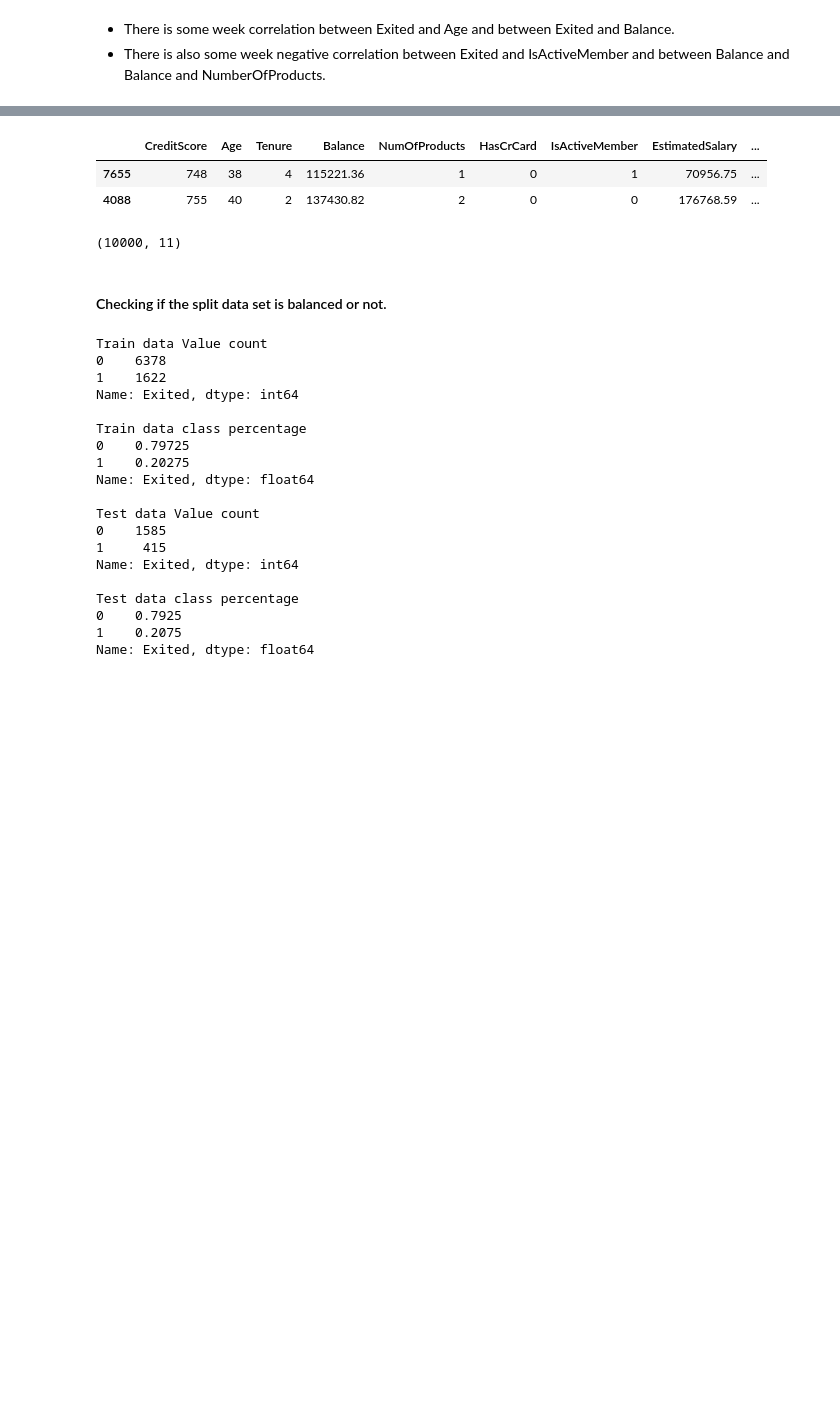
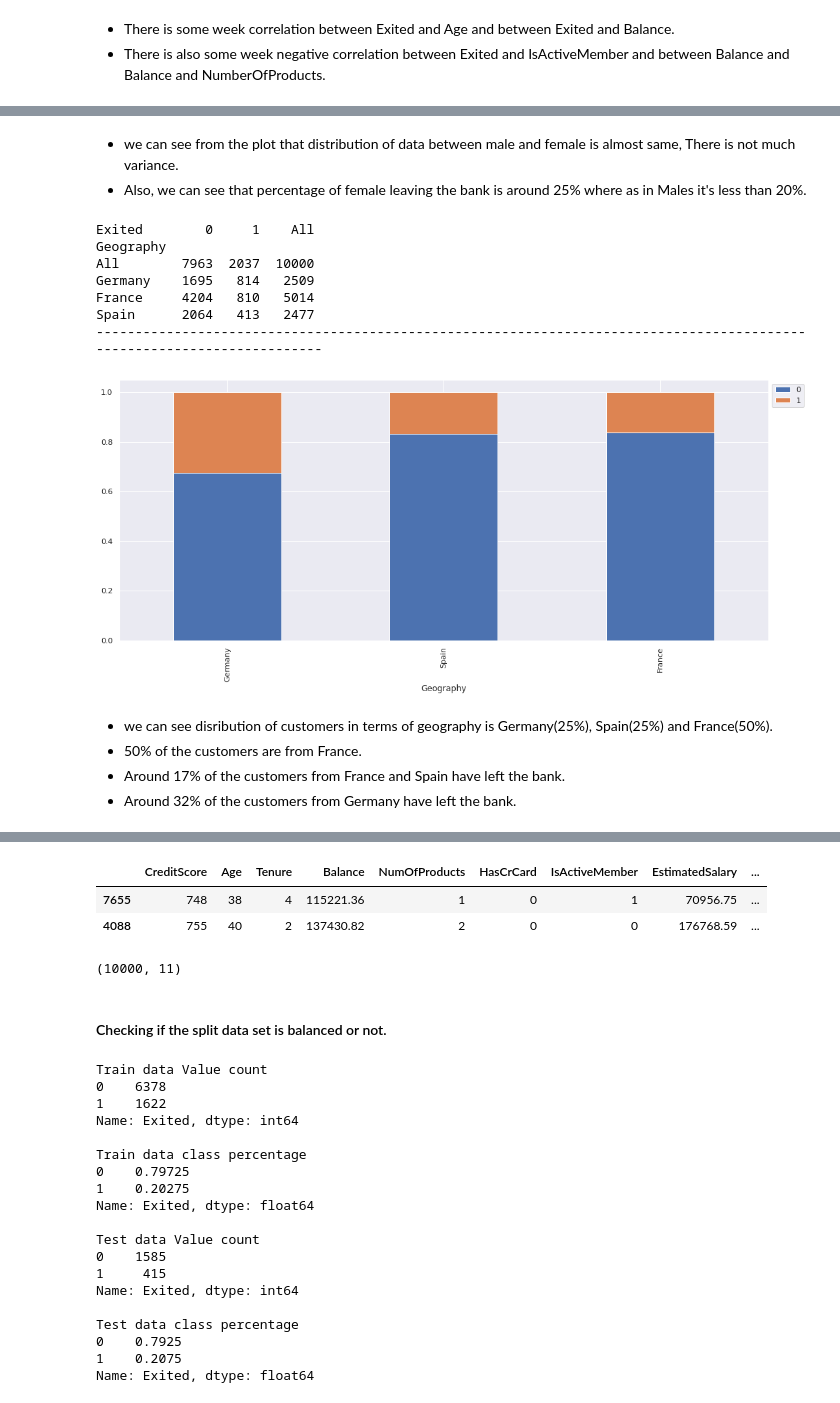
Before and after one commit to snegi5/hello-github, a Jupyter notebook: Module_7.ipynb, the cells around one changed output, grey strips where cells are left out. Drawn from its saved outputs; the diff is of its cells as text; code cells hidden in the pictures; blank space fills up the shorter version.

```diff
--- a/Module_7.ipynb
+++ b/Module_7.ipynb
@@ -177,3 +206,23 @@ def plot(x,target='Exited'):
+# %% [markdown]
+* we can see from the plot that distribution of data between male and female is almost same, There is not much variance.
+* Also, we can see that percentage of female leaving the bank is around 25% where as in Males it's less than 20%.
+# %%
+stacked_plot(data["Geography"])
+# %% [output]
+Exited        0     1    All
+Geography
+All        7963  2037  10000
+Germany    1695   814   2509
+France     4204   810   5014
+Spain      2064   413   2477
+------------------------------------------------------------------------------------------------------------------------
+[figure, added]
+# %% [markdown]
+* we can see disribution of customers in terms of geography is
+Germany(25%), Spain(25%) and France(50%).
+* 50% of the customers are from France.
+* Around 17% of the customers from France and Spain have left the bank.
+* Around 32% of the customers from Germany have left the bank.
 # %%
 plot('CreditScore')
 # %% [output]
```
Also changed, not shown: parts of 14 cells of this notebook.
